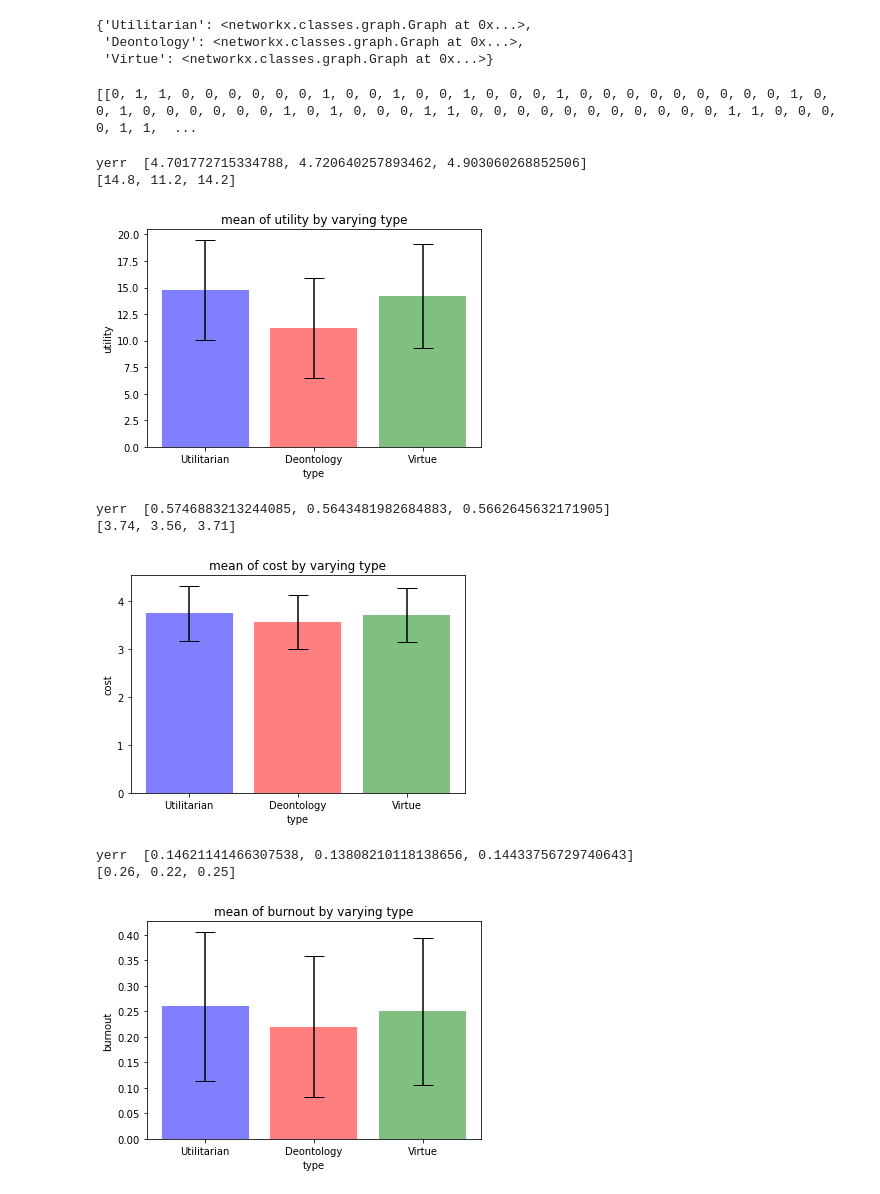
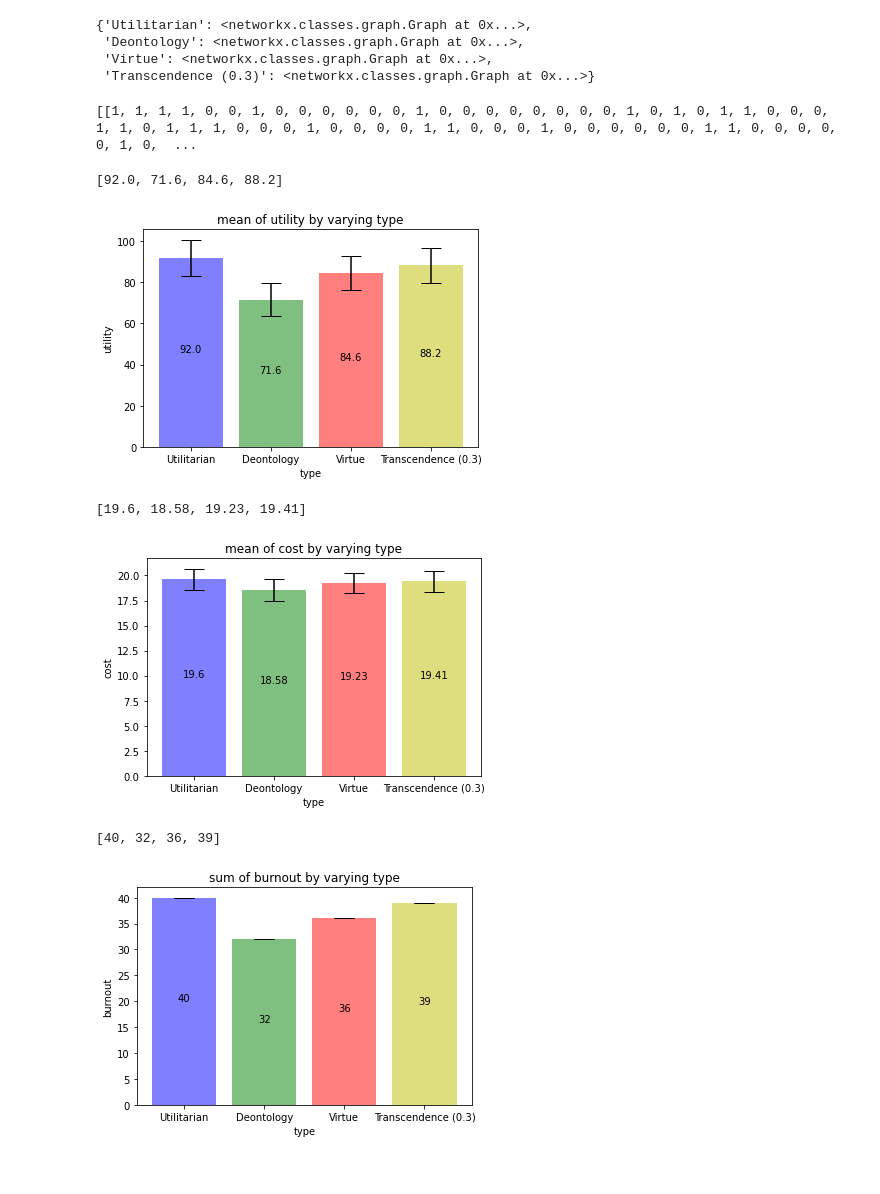
Before and after one commit to WSL-IIITB/SPECTRA, a Jupyter notebook: simulateNetworkParameters.ipynb, the cells around one changed output. Drawn from its saved outputs; the diff is of its cells as text; code cells hidden in the pictures.

Commit message:
Added transcendence agent and updated plots

```diff
--- a/simulateNetworkParameters.ipynb
+++ b/simulateNetworkParameters.ipynb
@@ -12,7 +12,7 @@ from plotFunctions import *
 msgUtility = 10
 costFactor = 0.1
 numNodes = 100
-numMsg = 200
+numMsg = 1000
 myseed = 32
 maxEpochs = 10000
 msgCost = costFactor*msgUtility
@@ -29,7 +29,7 @@ commonAttrs = {"burnoutThreshold":2*(numMsg*costFactor*msgUtility)/numNodes,"bur
 
 attr = "type"
 # attrRange = np.arange(5*msgCost, 50*msgCost, 5)
-attrRange = ["Utilitarian","Deontology", "Virtue"]
+attrRange = ["Utilitarian","Deontology", "Virtue", "Transcendence (0.3)"]
 outcomeNetwork = {}
 # type = "Deontology"
 
@@ -45,6 +45,7 @@ for val in attrRange:
         msgList = createMsgs(numMsg, numNodes, G)  #Message list creation
         prevStates = [copy.deepcopy(G.nodes[i]['agent']) for i in range(numNodes)]
         nf, nd = transmitMsgs(msgList, G)
+        for i in range(numNodes) : G.nodes[i]['agent'].epochUpdate()
         curStable = [G.nodes[i]['agent'].isStable(prevStates[i]) for i in range(numNodes)]
         if np.count_nonzero(curStable) == numNodes:
             break
@@ -54,32 +55,30 @@ outcomeNetwork
 # %% [output]
 {'Utilitarian': <networkx.classes.graph.Graph at 0x...>,
  'Deontology': <networkx.classes.graph.Graph at 0x...>,
- 'Virtue': <networkx.classes.graph.Graph at 0x...>}
+ 'Virtue': <networkx.classes.graph.Graph at 0x...>,
+ 'Transcendence (0.3)': <networkx.classes.graph.Graph at 0x...>}
 # %%
 print([getNetworkProp(outcomeNetwork[val], 'burnout') for val in outcomeNetwork])
 # %% [output]
-[[0, 1, 1, 0, 0, 0, 0, 0, 0, 1, 0, 0, 1, 0, 0, 1, 0, 0, 0, 1, 0, 0, 0, 0, 0, 0, 0, 0, 0, 1, 0, 0, 1, 0, 0, 0, 0, 0, 0, 1, 0, 1, 0, 0, 0, 1, 1, 0, 0, 0, 0, 0, 0, 0, 0, 0, 0, 0, 1, 1, 0, 0, 0, 0, 1, 1,  ...
+[[1, 1, 1, 1, 0, 0, 1, 0, 0, 0, 0, 0, 0, 1, 0, 0, 0, 0, 0, 0, 0, 0, 1, 0, 1, 0, 1, 1, 0, 0, 0, 1, 1, 0, 1, 1, 1, 0, 0, 0, 1, 0, 0, 0, 0, 1, 1, 0, 0, 0, 1, 0, 0, 0, 0, 0, 0, 1, 1, 0, 0, 0, 0, 0, 1, 0,  ...
 # %%
 utility_list = plotNetworkVaryParams(outcomeNetwork, 'utility', attr, plotType="bar", metric="mean")
 print(utility_list)
 # %% [output]
-yerr  [4.701772715334788, 4.720640257893462, 4.903060268852506]
-[14.8, 11.2, 14.2]
+[92.0, 71.6, 84.6, 88.2]
-[figure, old version]
+[figure, new version]
 # %%
 costList = plotNetworkVaryParams(outcomeNetwork, 'cost', attr, plotType="bar", metric="mean")
 print(costList)
 # %% [output]
-yerr  [0.5746883213244085, 0.5643481982684883, 0.5662645632171905]
-[3.74, 3.56, 3.71]
+[19.6, 18.58, 19.23, 19.41]
-[figure, old version]
+[figure, new version]
 # %%
-burnoutList = plotNetworkVaryParams(outcomeNetwork, 'burnout', attr, plotType="bar", metric="mean")
+burnoutList = plotNetworkVaryParams(outcomeNetwork, 'burnout', attr, plotType="bar", metric="sum")
 print(burnoutList)
 # %% [output]
-yerr  [0.14621141466307538, 0.13808210118138656, 0.14433756729740643]
-[0.26, 0.22, 0.25]
+[40, 32, 36, 39]
-[figure, old version]
+[figure, new version]
 # %%
 forwardsList = plotNetworkVaryParams(outcomeNetwork, 'forwards', attr, plotType="bar", metric="mean")
 print(forwardsList)
```
Also changed, not shown: parts of 16 cells of this notebook, 11 other files.
